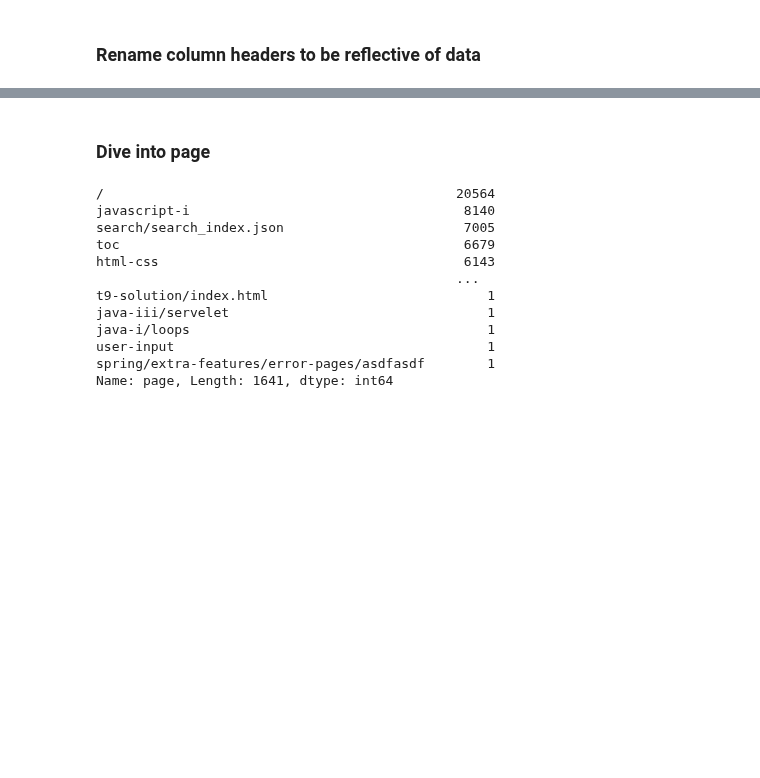
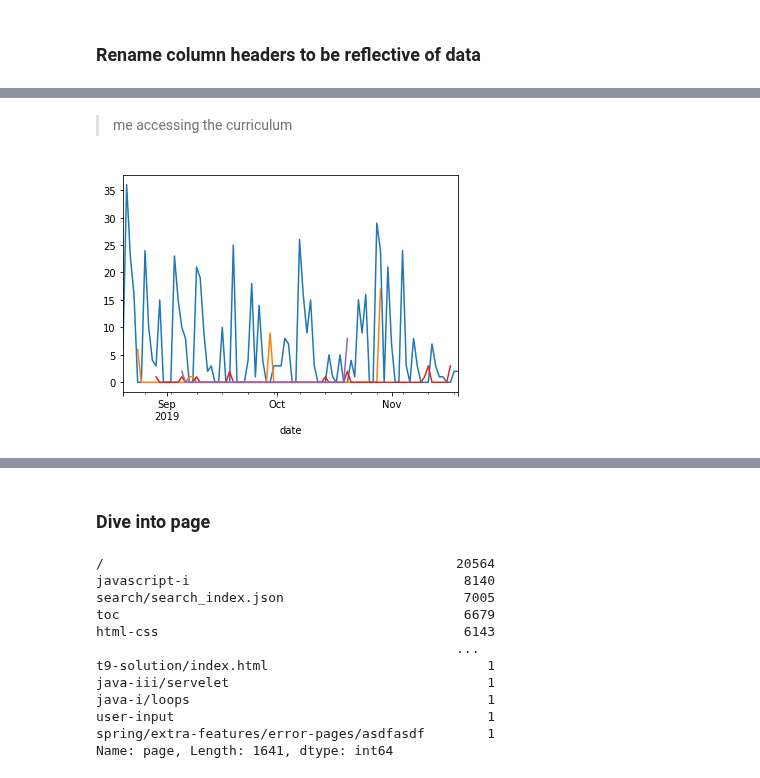
Before and after one commit to misty-garcia/ds-methodologies-exercises, a Jupyter notebook: anomaly_detection/time_series_anomaly_detection.ipynb, the cells around one changed output, grey strips where cells are left out. Saved outputs shown, nothing was run; the diff lists cells and outputs as text; code cells hidden in the pictures; blank space fills up the shorter version.

```diff
--- a/anomaly_detection/time_series_anomaly_detection.ipynb
+++ b/anomaly_detection/time_series_anomaly_detection.ipynb
@@ -352,0 +354,8 @@ df.rename(columns={"num1":"person_id", "num2":"cohort_id"}, inplace=True)
+# %% [markdown]
+> me accessing the curriculum
+# %%
+for x in df [df.person_id == 481].ip.unique():
+    df [(df.person_id == 481) & (df.ip == x)].resample("D").count().ip.plot()
+plt.show()
+# %% [output]
+[figure, added]
```
Also changed, not shown: parts of 8 cells of this notebook.
